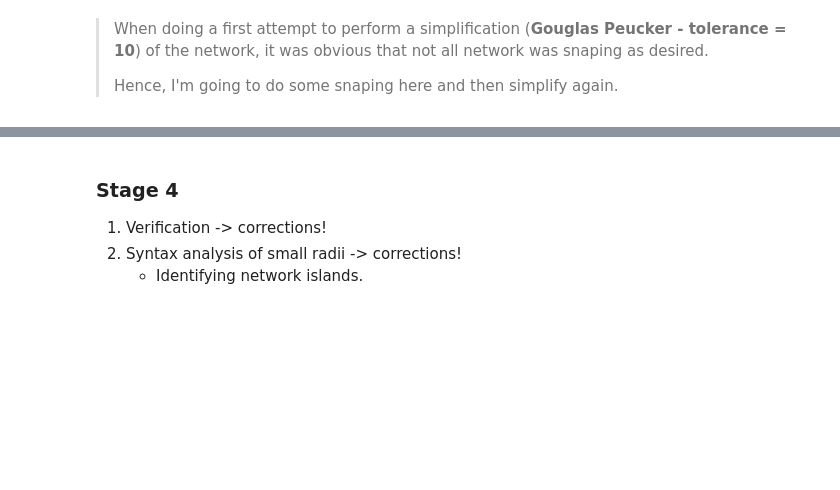
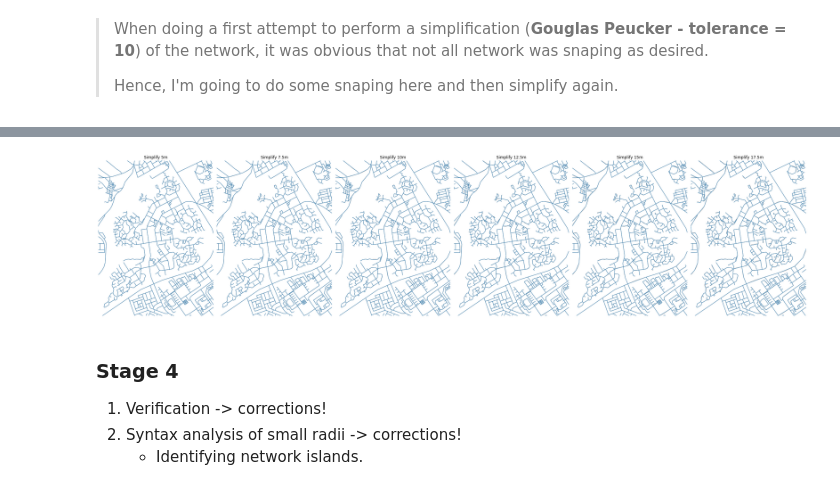
Before and after one commit to gregmaya/Riyadh_modeling, a Jupyter notebook: 1_Geometry_Manipulation.ipynb, the cells around one changed output, grey strips where cells are left out. Cells and saved outputs as stored; diff of their text form; code cells hidden in the pictures; blank space fills up the shorter version.

```diff
--- a/1_Geometry_Manipulation.ipynb
+++ b/1_Geometry_Manipulation.ipynb
@@ -562,0 +577,18 @@ net_pysnap5.head()
+# %%
+#create a DF with the results to display
+cols = ["geometry", "lines_num", "nodes_num", "avg_nds_line"]
+results_df = pd.DataFrame.from_dict(results, orient='index', columns=cols)
+
+#converting to GDF
+spl_results = gpd.GeoDataFrame(results_df, geometry="geometry", crs= 20438)
+# %%
+#calculate the percentage of nodes reduced from simplification
+spl_results["perc_reduction"] = None
+
+#loop to calculate the reduction (in %) that the simplification made
+for i, series in spl_results.iterrows():
+    nodes_diff = base_nodes_num - series[2]
+    perc_diff = round((nodes_diff/base_nodes_num)*100, 2)
+    spl_results.loc[i,"perc_reduction"] = perc_diff
+
+spl_results
@@ -563,3 +622,64 @@ net_pysnap5.head()
+# %%
+#plot all cases
+#initialise fig and axes
+fig, ax = plt.subplots(ncols=6, nrows=1, figsize=(30,15))
+
+#plot base on all plots
+net_baseSmpl.plot(ax=ax[0] ,linewidth= 0.8, color="grey")
+net_baseSmpl.plot(ax=ax[1] ,linewidth= 0.8, color="grey")
+net_baseSmpl.plot(ax=ax[2] ,linewidth= 0.8, color="grey")
+net_baseSmpl.plot(ax=ax[3] ,linewidth= 0.8, color="grey")
+net_baseSmpl.plot(ax=ax[4] ,linewidth= 0.8, color="grey")
+net_baseSmpl.plot(ax=ax[5] ,linewidth= 0.8, color="grey")
+
+
+#plot the results fo the simplification
+spl_results.loc[["spl5.0m"],"geometry"].plot(ax=ax[0],linewidth= 0.8)
+spl_results.loc[["spl7.5m"],"geometry"].plot(ax=ax[1],linewidth= 0.8)
+spl_results.loc[["spl10.0m"],"geometry"].plot(ax=ax[2],linewidth= 0.8)
+spl_results.loc[["spl12.5m"],"geometry"].plot(ax=ax[3],linewidth= 0.8)
+spl_results.loc[["spl15.0m"],"geometry"].plot(ax=ax[4],linewidth= 0.8)
+spl_results.loc[["spl17.5m"],"geometry"].plot(ax=ax[5],linewidth= 0.8)
+
+#set coordinate crops
+xlims = (662863.4908694762, 665918.6425654521)
+ylims = (2728254.491706719, 2732369.2887877855)
+#set zoom limits
+ax[0].set_xlim(xlims)
+ax[0].set_ylim(ylims)
+ax[1].set_xlim(xlims)
+ax[1].set_ylim(ylims)
+ax[2].set_xlim(xlims)
+ax[2].set_ylim(ylims)
+ax[3].set_xlim(xlims)
+ax[3].set_ylim(ylims)
+ax[4].set_xlim(xlims)
+ax[4].set_ylim(ylims)
+ax[5].set_xlim(xlims)
+ax[5].set_ylim(ylims)
+
+#set titles
+ax[0].set_title("Simplify 5m")
+ax[1].set_title("Simplify 7.5m")
+ax[2].set_title("Simplify 10m")
+ax[3].set_title("Simplify 12.5m")
+ax[4].set_title("Simplify 15m")
+ax[5].set_title("Simplify 17.5m")
+
+ax[0].axis("off")
+ax[1].axis("off")
+ax[2].axis("off")
+ax[3].axis("off")
+ax[4].axis("off")
+ax[5].axis("off")
+
+plt.tight_layout();
+
+#saving the figure
+output_fig2 = "output_maps/simplify_comparison_network.png"
+plt.savefig(output_fig2, dpi=150)
+# %% [output]
+[figure, added]
 # %%
 #renaming of geom column just for uploading
 net_pysnap5.rename(columns={"geometry": "geom_shapely"}, inplace=True)
```
Also changed, not shown: parts of 20 cells of this notebook, 16 other files.
